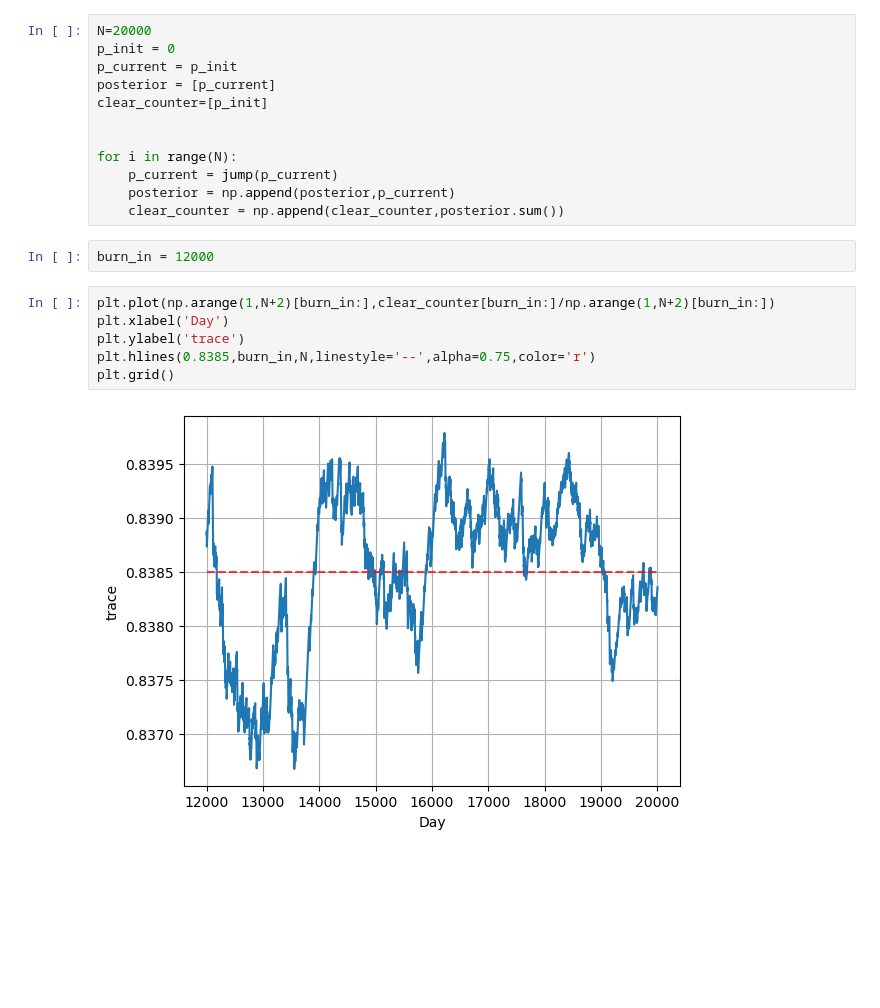
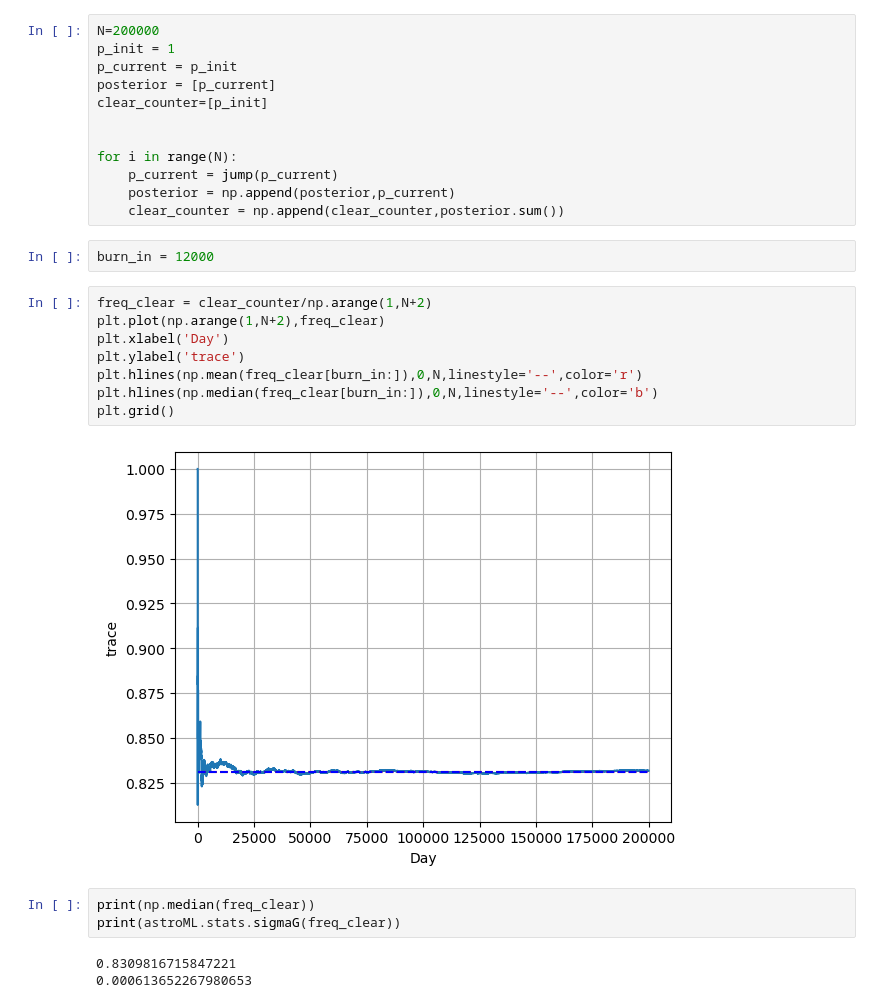
Before and after one commit to ebianchi803/astrostatistics_bicocca_2026, a Jupyter notebook: working/L10.ipynb, the cells around one changed output. Saved outputs shown, nothing was run; the diff lists cells and outputs as text; blank space fills up the shorter version.

```diff
--- a/working/L10.ipynb
+++ b/working/L10.ipynb
@@ -39,8 +39,8 @@ def jump(today):
 # %% [output]
 1
 # %%
-N=20000
-p_init = 0
+N=200000
+p_init = 1
 p_current = p_init
 posterior = [p_current]
 clear_counter=[p_init]
@@ -53,10 +53,18 @@ for i in range(N):
 # %%
 burn_in = 12000
 # %%
-plt.plot(np.arange(1,N+2)[burn_in:],clear_counter[burn_in:]/np.arange(1,N+2)[burn_in:])
+freq_clear = clear_counter/np.arange(1,N+2)
+plt.plot(np.arange(1,N+2),freq_clear)
 plt.xlabel('Day')
 plt.ylabel('trace')
-plt.hlines(0.8385,burn_in,N,linestyle='--',alpha=0.75,color='r')
+plt.hlines(np.mean(freq_clear[burn_in:]),0,N,linestyle='--',color='r')
+plt.hlines(np.median(freq_clear[burn_in:]),0,N,linestyle='--',color='b')
 plt.grid()
 # %% [output]
-[figure, old version]
+[figure, new version]
+# %%
+print(np.median(freq_clear))
+print(astroML.stats.sigmaG(freq_clear))
+# %% [output]
+0.8309816715847221
+0.000613652267980653
```
Also changed, not shown: parts of 2 cells of this notebook.
